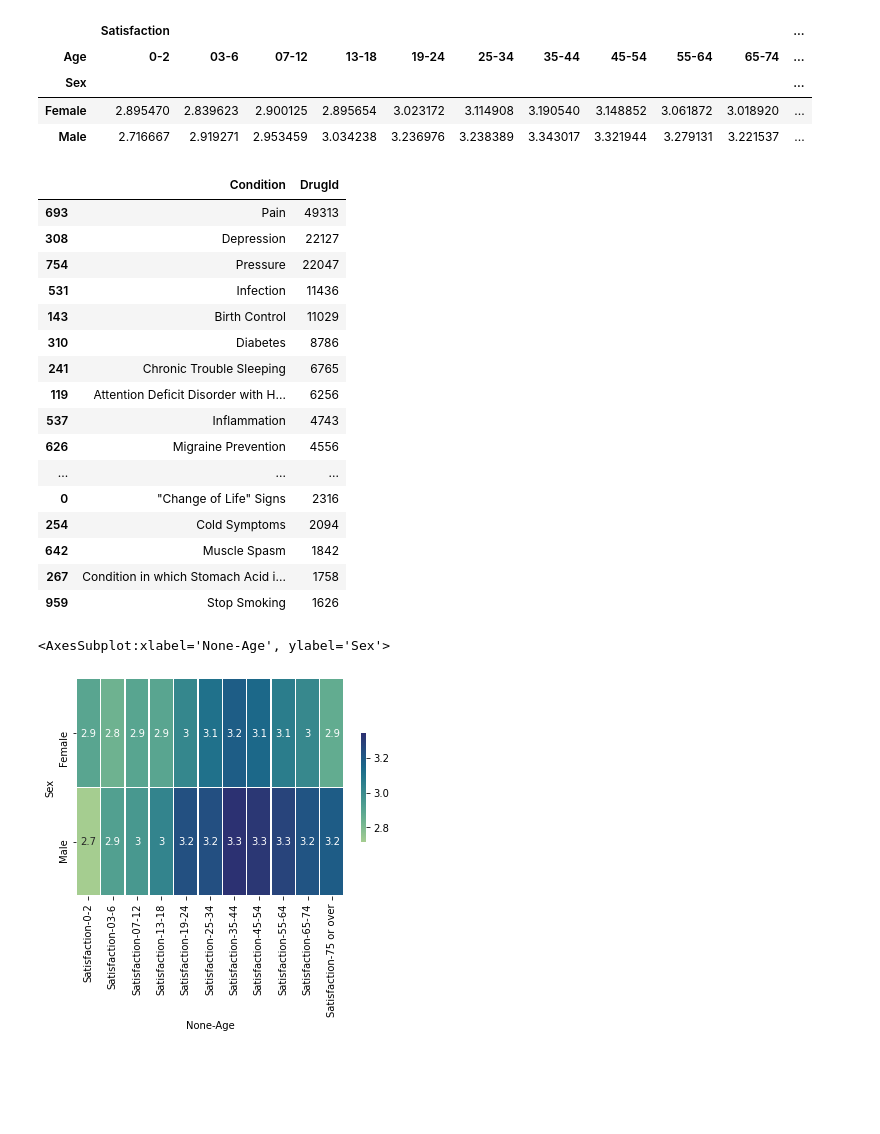
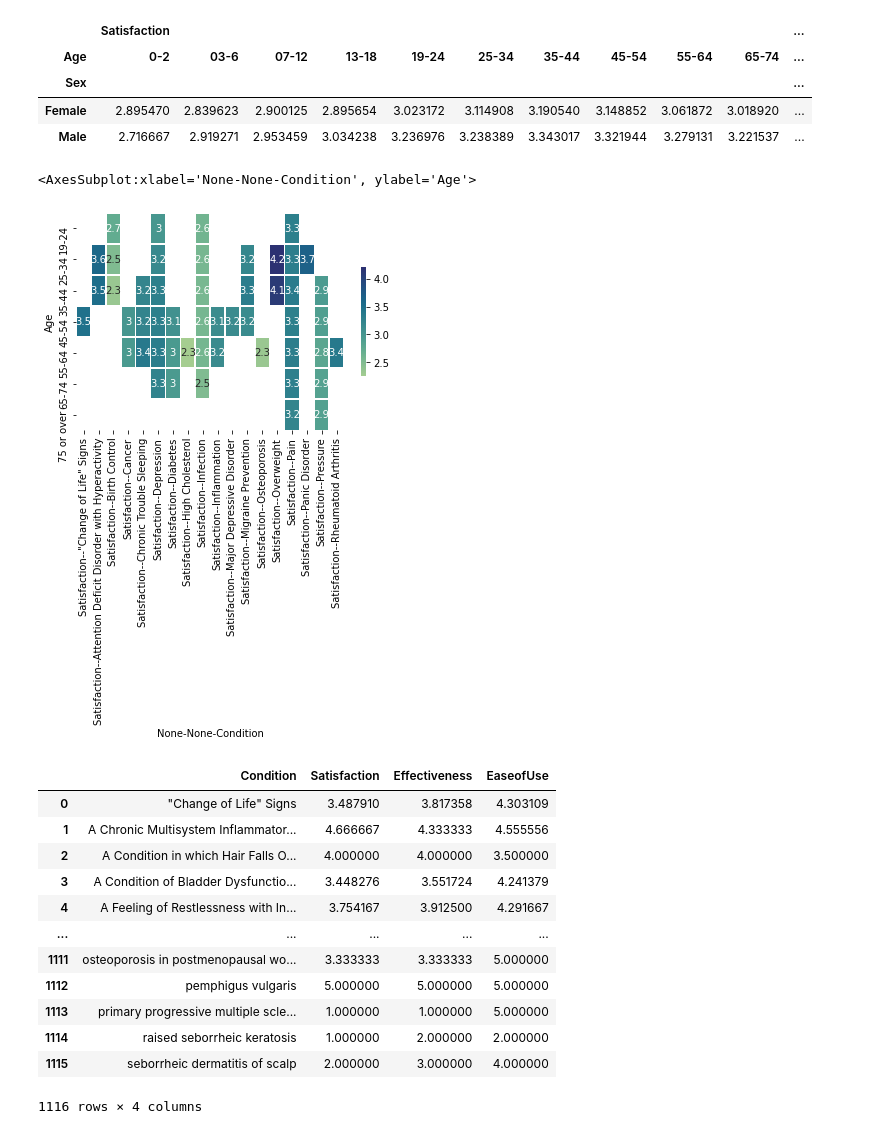
Before and after one commit to kuiros7/PORTFOLIO, a Jupyter notebook: WEBMD.ipynb, the cells around one changed output. Saved outputs shown, nothing was run; the diff lists cells and outputs as text; code cells hidden in the pictures; blank space fills up the shorter version.

```diff
--- a/WEBMD.ipynb
+++ b/WEBMD.ipynb
@@ -234,39 +248,48 @@ See the caveats in the documentation: https://pandas.pydata.org/pandas-docs/stab
 | Sex |  |  |  |  |  |  |  |  |  |  | ... |
 | Female | 2.895470 | 2.839623 | 2.900125 | 2.895654 | 3.023172 | 3.114908 | 3.190540 | 3.148852 | 3.061872 | 3.018920 | ... |
 | Male | 2.716667 | 2.919271 | 2.953459 | 3.034238 | 3.236976 | 3.238389 | 3.343017 | 3.321944 | 3.279131 | 3.221537 | ... |
-# %%
-cond= df_cond_top.Condition.unique()
-
-df_heat= df_new[['Condition', 'Sex', 'Satisfaction', 'DrugId']]
-df_heat= df_heat.groupby(['Condition']).count()['DrugId'].reset_index()
-df_heat= df_heat[df_heat.DrugId > 1500 ]
-df_heat= df_heat.sort_values(by='DrugId', ascending= False)
-
-df_heat
-# %% [output]
-|  | Condition | DrugId |
-| 693 | Pain | 49313 |
-| 308 | Depression | 22127 |
-| 754 | Pressure | 22047 |
-| 531 | Infection | 11436 |
-| 143 | Birth Control | 11029 |
-| 310 | Diabetes | 8786 |
-| 241 | Chronic Trouble Sleeping | 6765 |
-| 119 | Attention Deficit Disorder with H... | 6256 |
-| 537 | Inflammation | 4743 |
-| 626 | Migraine Prevention | 4556 |
-| ... | ... | ... |
-| 0 | "Change of Life" Signs | 2316 |
-| 254 | Cold Symptoms | 2094 |
-| 642 | Muscle Spasm | 1842 |
-| 267 | Condition in which Stomach Acid i... | 1758 |
-| 959 | Stop Smoking | 1626 |
-# %%
-colormap = sns.color_palette("crest", as_cmap=True)
-sns.heatmap(data =df_heat, annot = True, cbar_kws={"shrink": .5}, linewidths=.5, cmap = colormap)
-# %% [output]
-<AxesSubplot:xlabel='None-Age', ylabel='Sex'>
-[figure, removed]
+# %%
+cond= df_cond_top.Condition.unique()
+
+#Choosing data, most relevant conditions
+df_heat= df_new[['Condition', 'Age', 'Satisfaction']]
+df_heat= df_heat.groupby(['Condition','Age']).agg(['count','mean']).reset_index()
+df_heat2= df_heat.xs('Satisfaction', axis=1, drop_level=True)
+df_heat= df_heat[['Condition', 'Age']]
+df_heat['Size']= df_heat2['count']
+df_heat['Satisfaction']= df_heat2['mean']
+df_heat= df_heat[df_heat.Size > 1000 ]
+df_heat= df_heat.sort_values(by='Size', ascending= False)
+
+#Make the structure for heatmap
+df_heat= df_heat[['Condition', 'Age', 'Satisfaction']]
+df_heat= df_heat.groupby(['Condition', 'Age']).mean()
+df_heat = df_heat.unstack(level=0)
+
+colormap = sns.color_palette("crest", as_cmap=True)
+sns.heatmap(data =df_heat, annot = True, cbar_kws={"shrink": .5}, linewidths=.5, cmap = colormap)
+# %% [output]
+<AxesSubplot:xlabel='None-None-Condition', ylabel='Age'>
+[figure, added]
+# %%
+df_heat= df_new.groupby(['Condition']).mean(['Satisfaction', 'Effectiveness', 'EaseofUse']).reset_index()
+df_heat= df_heat[['Condition', 'Satisfaction', 'Effectiveness', 'EaseofUse']]
+
+df_heat
+# %% [output]
+|  | Condition | Satisfaction | Effectiveness | EaseofUse |
+| 0 | "Change of Life" Signs | 3.487910 | 3.817358 | 4.303109 |
+| 1 | A Chronic Multisystem Inflammator... | 4.666667 | 4.333333 | 4.555556 |
+| 2 | A Condition in which Hair Falls O... | 4.000000 | 4.000000 | 3.500000 |
+| 3 | A Condition of Bladder Dysfunctio... | 3.448276 | 3.551724 | 4.241379 |
+| 4 | A Feeling of Restlessness with In... | 3.754167 | 3.912500 | 4.291667 |
+| ... | ... | ... | ... | ... |
+| 1111 | osteoporosis in postmenopausal wo... | 3.333333 | 3.333333 | 5.000000 |
+| 1112 | pemphigus vulgaris | 5.000000 | 5.000000 | 5.000000 |
+| 1113 | primary progressive multiple scle... | 1.000000 | 1.000000 | 5.000000 |
+| 1114 | raised seborrheic keratosis | 1.000000 | 2.000000 | 2.000000 |
+| 1115 | seborrheic dermatitis of scalp | 2.000000 | 3.000000 | 4.000000 |
+1116 rows × 4 columns
 # %%
 df_sat= df.groupby(['Date', 'Sex']).mean()['Effectiveness'].reset_index()
 ax = sns.set(rc={'figure.figsize':(15,10)})
```
Also changed, not shown: parts of 2 cells of this notebook.
